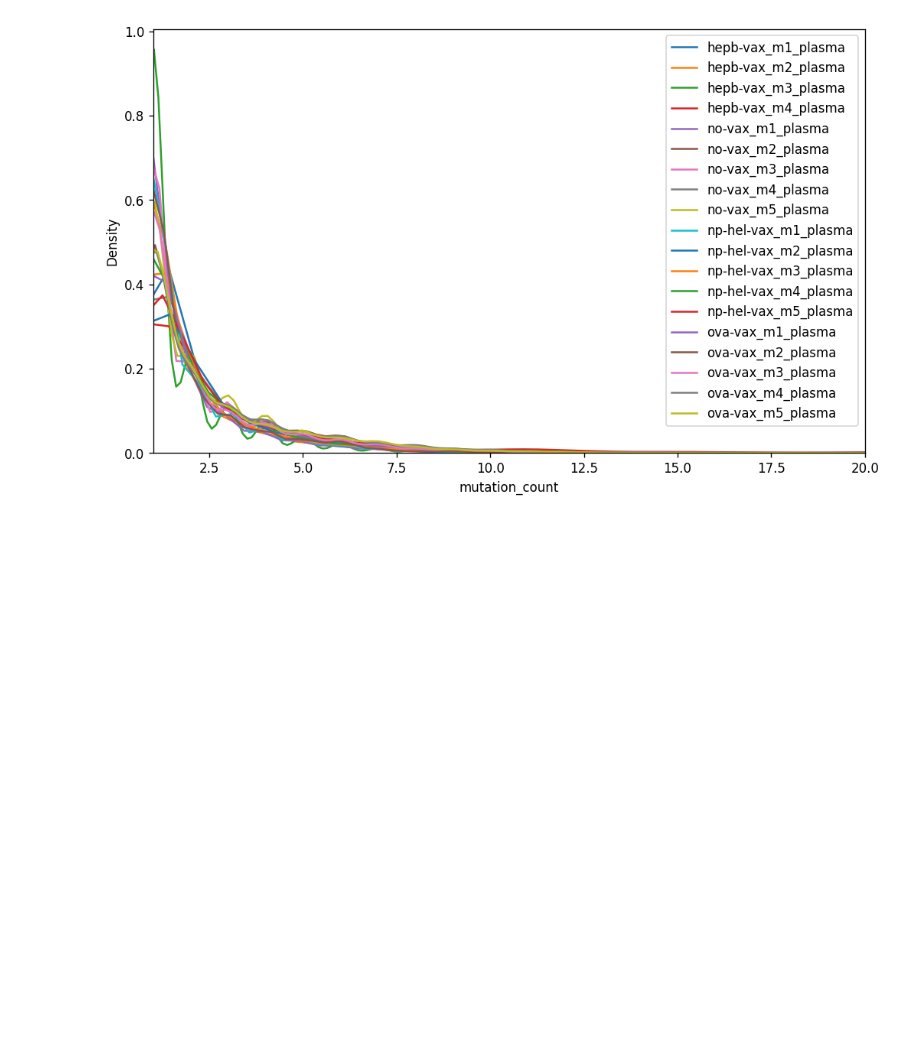
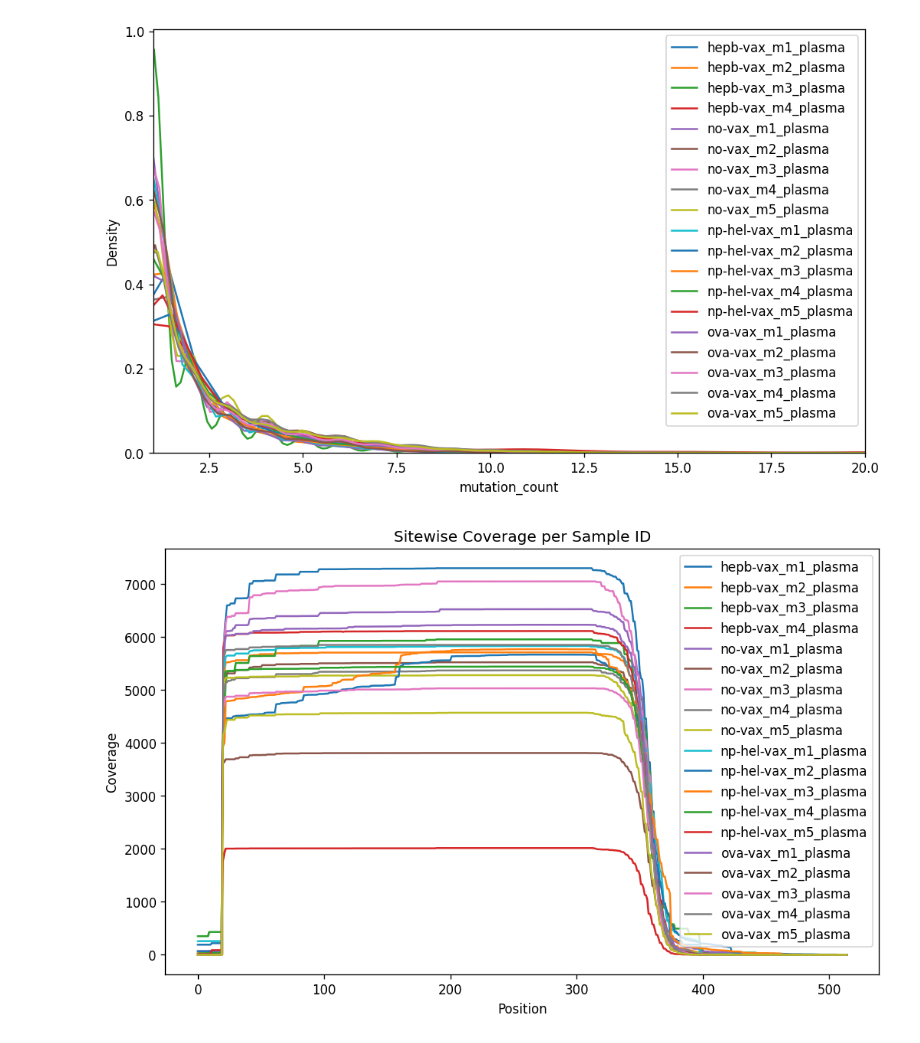
Before and after one commit to matsengrp/thrifty-experiments-1, a Jupyter notebook: mouse/greiff_data_description.ipynb, the cells around one changed output. Cells and saved outputs as stored; diff of their text form; code cells hidden in the pictures; blank space fills up the shorter version.

Commit message:
greiff coverage plot

```diff
--- a/mouse/greiff_data_description.ipynb
+++ b/mouse/greiff_data_description.ipynb
@@ -51,3 +50,37 @@ plt.legend()
 # %% [output]
 <matplotlib.legend.Legend at 0x...>
 [figure]
+# %%
+coverage = {}
+
+max_seq_len = df["parent"].str.len().max()
+
+# Iterate through the DataFrame
+for index, row in df.iterrows():
+    sample_id = row['sample_id']
+    sequence = row['parent']
+
+    # Initialize the coverage list for new sample_ids
+    if sample_id not in coverage:
+        coverage[sample_id] = [0] * max_seq_len
+
+    # Increment coverage for non-'N' bases
+    for i, base in enumerate(sequence):
+        if base != 'N':
+            coverage[sample_id][i] += 1
+
+# Convert coverage dictionary to a DataFrame for plotting
+coverage_df = pd.DataFrame(coverage)
+
+# Plotting
+plt.figure(figsize=(10, 6))
+for sample_id in coverage_df.columns:
+    plt.plot(coverage_df[sample_id], label=sample_id)
+
+plt.xlabel('Position')
+plt.ylabel('Coverage')
+plt.title('Sitewise Coverage per Sample ID')
+plt.legend()
+plt.show()
+# %% [output]
+[figure, added]
```
Also changed, not shown: parts of 1 cell of this notebook.
